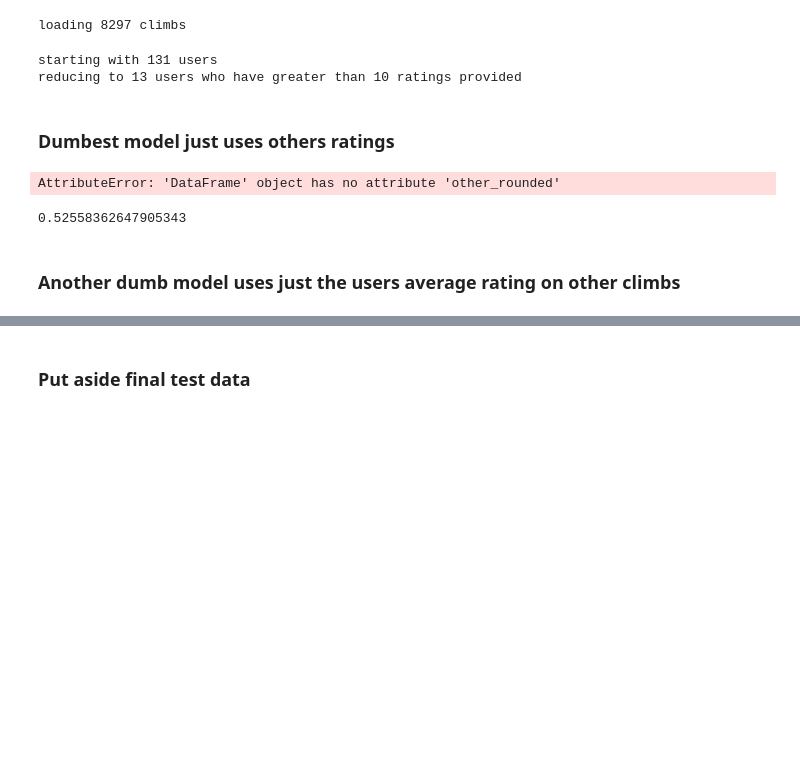
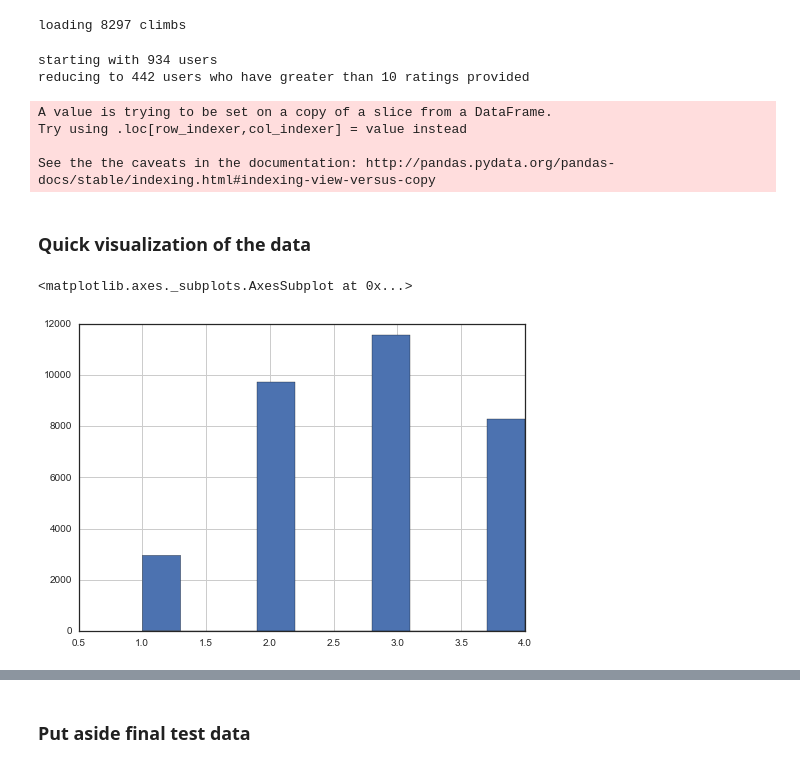
Before and after one commit to askerry/cragcrunch, a Jupyter notebook: Notebook 7. Personalized Recommendations.ipynb, the cells around one changed output, grey strips where cells are left out. Saved outputs shown, nothing was run; the diff lists cells and outputs as text; code cells hidden in the pictures; blank space fills up the shorter version.

```diff
--- a/Notebook 7. Personalized Recommendations.ipynb
+++ b/Notebook 7. Personalized Recommendations.ipynb
@@ -58,21 +71,21 @@ users=sdf[sdf['climb'].isin(climbs)]['climber'].unique().astype(int)
 print "starting with %s users" %len(users)
 users=[u for u in users if len(sdf[sdf['climber']==u]['climb'].values)>minratings]
 usesdf=sdf[sdf['climber'].isin(users)]
+usesdf['other_rounded']=[np.round(val) for val in usesdf['other_avg']]
+usesdf=usesdf[(usesdf['starsscore']>0) & (usesdf['other_rounded']>0)]
+usesdf['climbid']=usesdf['climb']
 print "reducing to %s users who have greater than %s ratings provided" %(len(users), minratings)
 # %% [output]
-starting with 131 users
-reducing to 13 users who have greater than 10 ratings provided
+starting with 934 users
+reducing to 442 users who have greater than 10 ratings provided
+A value is trying to be set on a copy of a slice from a DataFrame.
+Try using .loc[row_indexer,col_indexer] = value instead
+
+See the the caveats in the documentation: http://pandas.pydata.org/pandas-docs/stable/indexing.html#indexing-view-versus-copy
-# %% [markdown]
-### Dumbest model just uses others ratings
-# %%
-usesdf.other_rounded.unique()
-# %% [output]
-AttributeError: 'DataFrame' object has no attribute 'other_rounded'
-# %%
-true=usesdf.starsscore.values
-pred=usesdf.other_rounded.values
-mean([float(t==pred[tn]) for tn,t in enumerate(true)])
-# %% [output]
-0.52558362647905343
-# %% [markdown]
-### Another dumb model uses just the users average rating on other climbs
+# %% [markdown]
+### Quick visualization of the data
+# %%
+usesdf['starsscore'].hist()
+# %% [output]
+<matplotlib.axes._subplots.AxesSubplot at 0x...>
+[figure, added]
```
Also changed, not shown: parts of 25 cells of this notebook, 15 other files.
